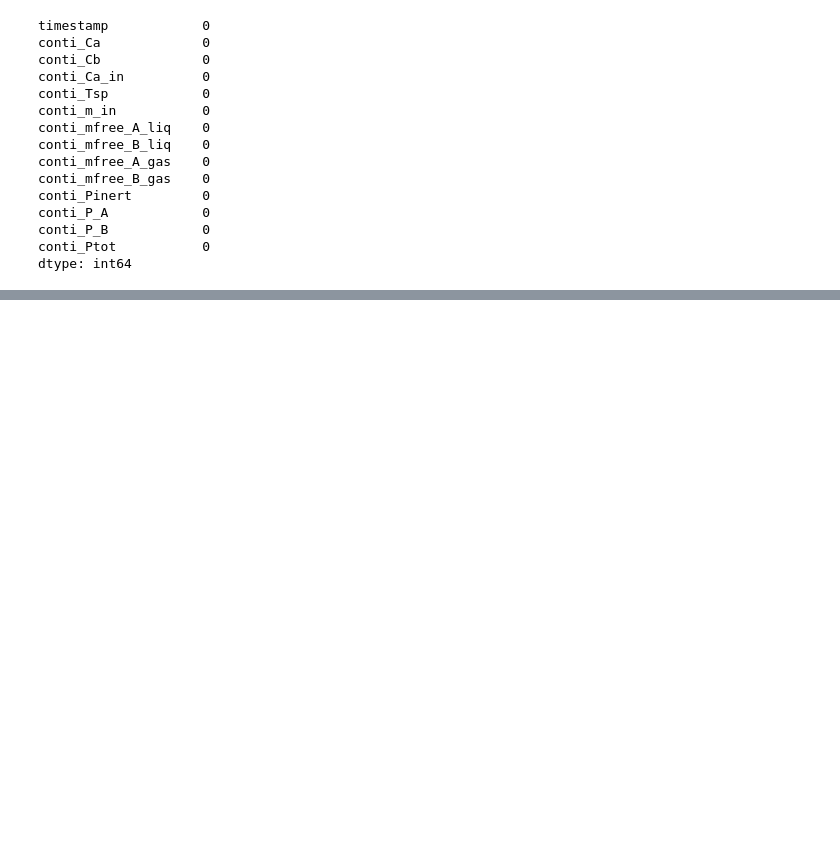
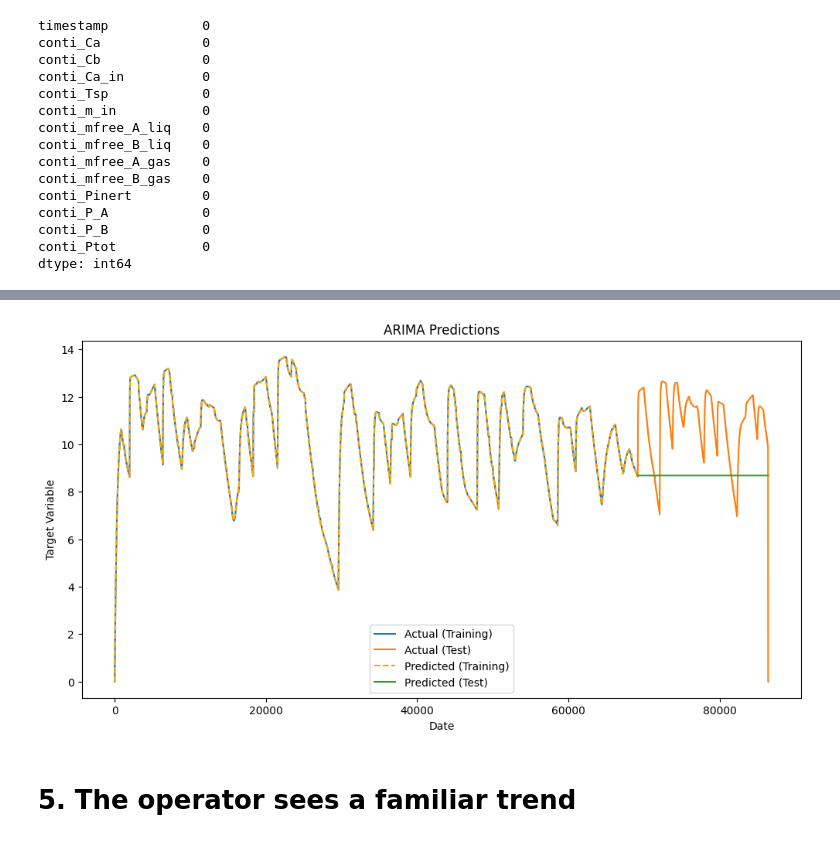
Before and after one commit to adelchi91/chemical_reaction_model, a Jupyter notebook: chemical_reaction_model.ipynb, the cells around one changed output, grey strips where cells are left out. Saved outputs shown, nothing was run; the diff lists cells and outputs as text; code cells hidden in the pictures; blank space fills up the shorter version.

```diff
--- a/chemical_reaction_model.ipynb
+++ b/chemical_reaction_model.ipynb
@@ -376,0 +678,14 @@ X_train
+# %%
+def arima_predict(X_train, y_train, X_test, order=(1, 1, 1)):
+    # Fit ARIMA model on the entire training set
+    arima_model = ARIMA(y_train, order=order)
+    arima_fit = arima_model.fit()
+
+    # Make predictions on the test set
+    predictions = arima_fit.predict(start=len(X_train), end=len(X_train) + len(X_test) - 1, dynamic=False)
+
+    return predictions
+
+# Assuming X_train and y_train are your feature and target variables
+# Assuming X_test is your test set
+predictions = arima_predict(X_train, y_train, X_test, order=(2, 1, 1))
@@ -376,0 +747,31 @@ X_train
+# %%
+def arima_predict(X_train, y_train, X_test, order=(1, 1, 1)):
+    # Fit ARIMA model on the entire training set
+    arima_model = ARIMA(y_train, order=order)
+    arima_fit = arima_model.fit()
+
+    # Make predictions on both training and test sets
+    train_predictions = arima_fit.predict(start=0, end=len(X_train) - 1, dynamic=False)
+    test_predictions = arima_fit.predict(start=len(X_train), end=len(X_train) + len(X_test) - 1, dynamic=False)
+
+    return train_predictions, test_predictions
+
+# Assuming X_train and y_train are your feature and target variables
+# Assuming X_test is your test set
+train_predictions, test_predictions = arima_predict(X_train.loc[:, ~X_train.columns.isin(selected_columns_spearman)], y_train, X_test, order=(2, 1, 1))
+
+# Plotting actual vs predicted values
+plt.figure(figsize=(12, 6))
+plt.plot(y_train.index, y_train, label='Actual (Training)')
+plt.plot(X_test.index, y_test, label='Actual (Test)')
+plt.plot(X_train.loc[:, ~X_train.columns.isin(selected_columns_spearman)].index, train_predictions, label='Predicted (Training)', linestyle='--', color='orange')
+plt.plot(X_test.index, test_predictions, label='Predicted (Test)')
+plt.title('ARIMA Predictions')
+plt.xlabel('Date')
+plt.ylabel('Target Variable')
+plt.legend()
+plt.show()
+# %% [output]
+[figure, added]
+# %% [markdown]
+# 5. The operator sees a familiar trend
```
Also changed, not shown: parts of 43 cells of this notebook, 1 other file.
